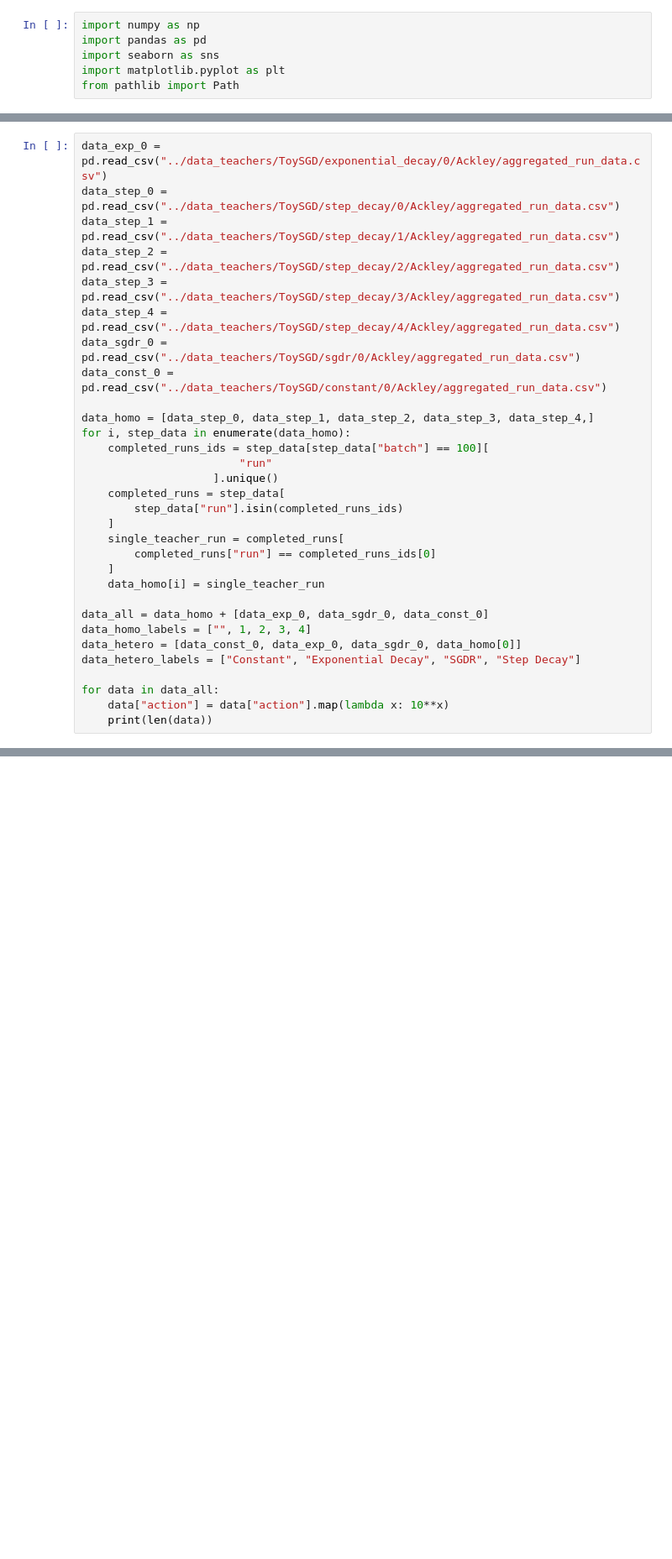
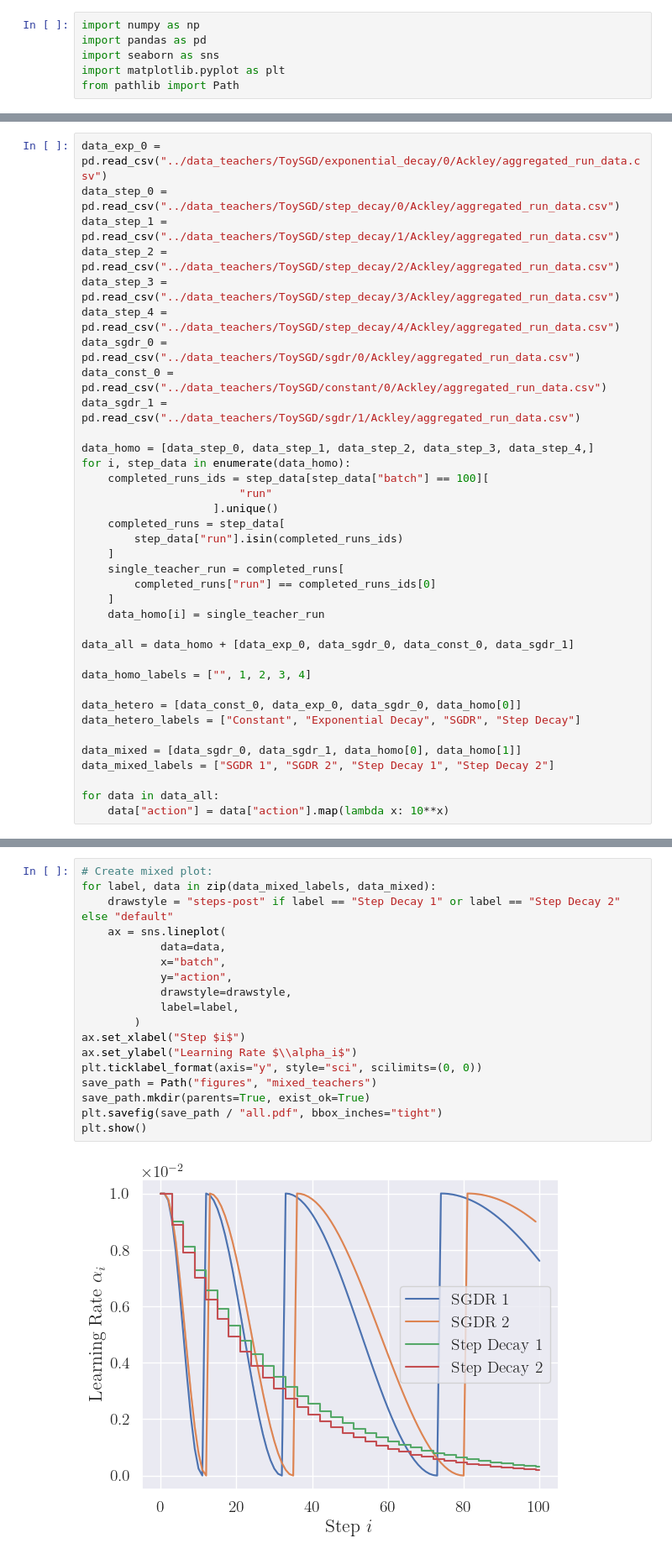
Before and after one commit to Bronzila/DACORL, a Jupyter notebook: plotting_notebooks/homo_hetero_teachers.ipynb, the cells around one changed output, grey strips where cells are left out. Shown: that part at 84% size. Saved outputs shown, nothing was run; the diff lists cells and outputs as text; blank space fills up the shorter version.

```diff
--- a/plotting_notebooks/homo_hetero_teachers.ipynb
+++ b/plotting_notebooks/homo_hetero_teachers.ipynb
@@ -31,6 +31,7 @@ data_step_3 = pd.read_csv("../data_teachers/ToySGD/step_decay/3/Ackley/aggregate
 data_step_4 = pd.read_csv("../data_teachers/ToySGD/step_decay/4/Ackley/aggregated_run_data.csv")
 data_sgdr_0 = pd.read_csv("../data_teachers/ToySGD/sgdr/0/Ackley/aggregated_run_data.csv")
 data_const_0 = pd.read_csv("../data_teachers/ToySGD/constant/0/Ackley/aggregated_run_data.csv")
+data_sgdr_1 = pd.read_csv("../data_teachers/ToySGD/sgdr/1/Ackley/aggregated_run_data.csv")
 
 data_homo = [data_step_0, data_step_1, data_step_2, data_step_3, data_step_4,]
 for i, step_data in enumerate(data_homo):
@@ -45,12 +46,16 @@ for i, step_data in enumerate(data_homo):
     ]
     data_homo[i] = single_teacher_run
 
-data_all = data_homo + [data_exp_0, data_sgdr_0, data_const_0]
+data_all = data_homo + [data_exp_0, data_sgdr_0, data_const_0, data_sgdr_1]
+
 data_homo_labels = ["", 1, 2, 3, 4]
+
 data_hetero = [data_const_0, data_exp_0, data_sgdr_0, data_homo[0]]
 data_hetero_labels = ["Constant", "Exponential Decay", "SGDR", "Step Decay"]
 
+data_mixed = [data_sgdr_0, data_sgdr_1, data_homo[0], data_homo[1]]
+data_mixed_labels = ["SGDR 1", "SGDR 2", "Step Decay 1", "Step Decay 2"]
+
 for data in data_all:
     data["action"] = data["action"].map(lambda x: 10**x)
-    print(len(data))
 # %% [output]
@@ -107,3 +104,23 @@ plt.savefig(save_path / "all.pdf", bbox_inches="tight")
 plt.show()
 # %% [output]
 [figure]
+# %%
+# Create mixed plot:
+for label, data in zip(data_mixed_labels, data_mixed):
+    drawstyle = "steps-post" if label == "Step Decay 1" or label == "Step Decay 2" else "default"
+    ax = sns.lineplot(
+            data=data,
+            x="batch",
+            y="action",
+            drawstyle=drawstyle,
+            label=label,
+        )
+ax.set_xlabel("Step $i$")
+ax.set_ylabel("Learning Rate $\\alpha_i$")
+plt.ticklabel_format(axis="y", style="sci", scilimits=(0, 0))
+save_path = Path("figures", "mixed_teachers")
+save_path.mkdir(parents=True, exist_ok=True)
+plt.savefig(save_path / "all.pdf", bbox_inches="tight")
+plt.show()
+# %% [output]
+[figure, added]
```
Also changed, not shown: parts of 1 cell of this notebook, 2 other files.
